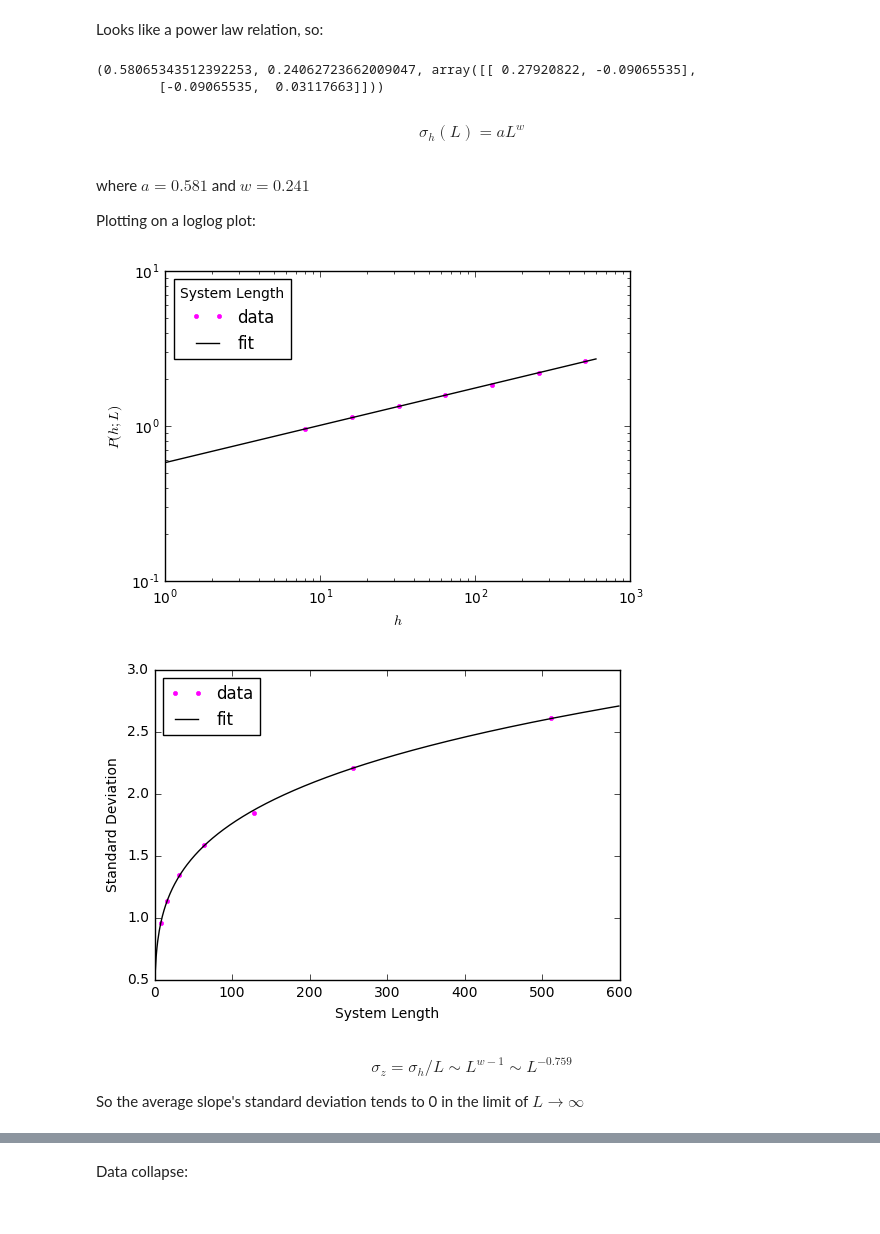
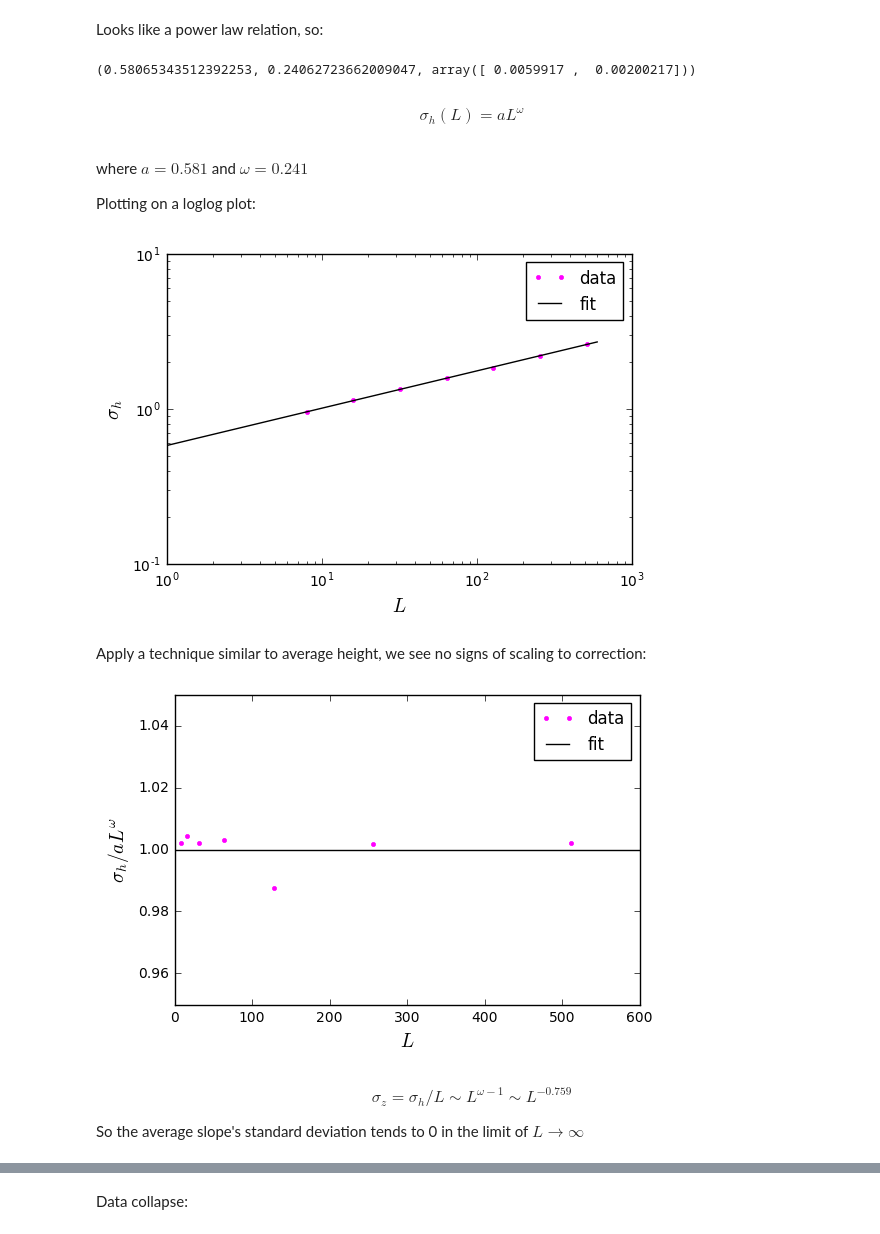
Before and after one commit to zackeymon/Oslo-Model, a Jupyter notebook: Oslo Model.ipynb, the cells around one changed output, grey strips where cells are left out. Saved outputs shown, nothing was run; the diff lists cells and outputs as text; code cells hidden in the pictures.

```diff
--- a/Oslo Model.ipynb
+++ b/Oslo Model.ipynb
@@ -19 +22,4 @@ OSLO_PROBS = (0.5, 0.5)
+# %%
+power_law = lambda x, a, p: a * x ** p
+linear_regression = lambda x, c, m: m * x + c
 # %% [markdown]
@@ -247,8 +165,0 @@ We can fit the curve to find how $\widetilde h\left(t; L\right)$ relates to $t$
-# %%
-power_law = lambda t, a, p: a * t ** p
-
-starting_t = 1000
-height_data = data_dict[512]['heights'][starting_t:-steady_state_time_period]
-t = np.arange(starting_t, len(height_data) + starting_t)
-(a, p), cov = curve_fit(power_law, t, height_data)
-a, p, cov
@@ -323,0 +281,10 @@ plt.show()
+# %%
+# Construct a dictionary to store the data points
+system_lengths = np.array(list(data_dict.keys()))
+average_heights = [np.average(pile_dict['heights'][-steady_state_time_period:]) for pile_dict in data_dict.values()]
+
+plt.plot(system_lengths, average_heights, '.', color='magenta')
+
+plt.xlabel("$L$", fontsize=14)
+plt.ylabel(r"$\langle h \rangle$", fontsize=14)
+plt.show()
@@ -335,41 +353,41 @@ plt.show()
 # %% [markdown]
 Looks like a power law relation, so:
 # %%
-get_std_from_L = lambda L, a, w: a * L ** w
+(a, w), cov = curve_fit(power_law, system_lengths, standard_deviations)
 
-(a, w), cov = curve_fit(get_std_from_L, system_lengths, standard_deviations)
-
-a, w, cov
+a, w, analysis.calculate_std_from_cov_matrix(cov)
 # %% [output]
-(0.58065343512392253, 0.24062723662009047, array([[ 0.27920822, -0.09065535],
-        [-0.09065535,  0.03117663]]))
+(0.58065343512392253, 0.24062723662009047, array([ 0.0059917 ,  0.00200217]))
 # %% [markdown]
-$$\sigma_h(L)=aL^w$$
-where $a = 0.581$ and $w = 0.241$
+$$\sigma_h(L)=aL^{\omega}$$
+where $a = 0.581$ and $\omega = 0.241$
 
 Plotting on a loglog plot:
 # %%
 plt.loglog(system_lengths, standard_deviations, '.', color='magenta', label='data')
-plt.loglog(Ls, get_std_from_L(Ls, a, w), color='black', label='fit')
+plt.loglog(Ls, power_law(Ls, a, w), color='black', label='fit')
 
 plt.legend(loc=0)
-plt.xlabel("System Length")
-plt.ylabel("Standard Deviation")
+plt.xlabel("$L$", fontsize=14)
+plt.ylabel(r"$\sigma_h$", fontsize=14)
 plt.show()
 # %% [output]
-[figure, old version]
+[figure, new version]
+# %% [markdown]
+Apply a technique similar to average height, we see no signs of scaling to correction:
 # %%
-plt.plot(system_lengths, standard_deviations, '.', color='magenta', label='data')
-plt.plot(Ls, get_std_from_L(Ls, a, w), color='black', label='fit')
+plt.plot(system_lengths, standard_deviations / (a * system_lengths ** w), '.', color='magenta', label='data')
+plt.plot(Ls, power_law(Ls, a, w) / (a * Ls ** w), color='black', label='fit')
 
 plt.legend(loc=0)
-plt.xlabel("System Length")
-plt.ylabel("Standard Deviation")
+plt.xlabel("$L$", fontsize=14)
+plt.ylabel(r"$\sigma_h/aL^{\omega}$", fontsize=14)
+plt.axis((0, 600, 0.95, 1.05))
 plt.show()
 # %% [output]
-[figure, old version]
+[figure, new version]
 # %% [markdown]
-$$\sigma_z = \sigma_h / L \sim L^{w-1} \sim L^{-0.759}$$
+$$\sigma_z = \sigma_h / L \sim L^{\omega-1} \sim L^{-0.759}$$
 
 So the average slope's standard deviation tends to 0 in the limit of $L \rightarrow \infty$
 # %% [markdown]
```
Also changed, not shown: parts of 78 cells of this notebook, 3 other files.
